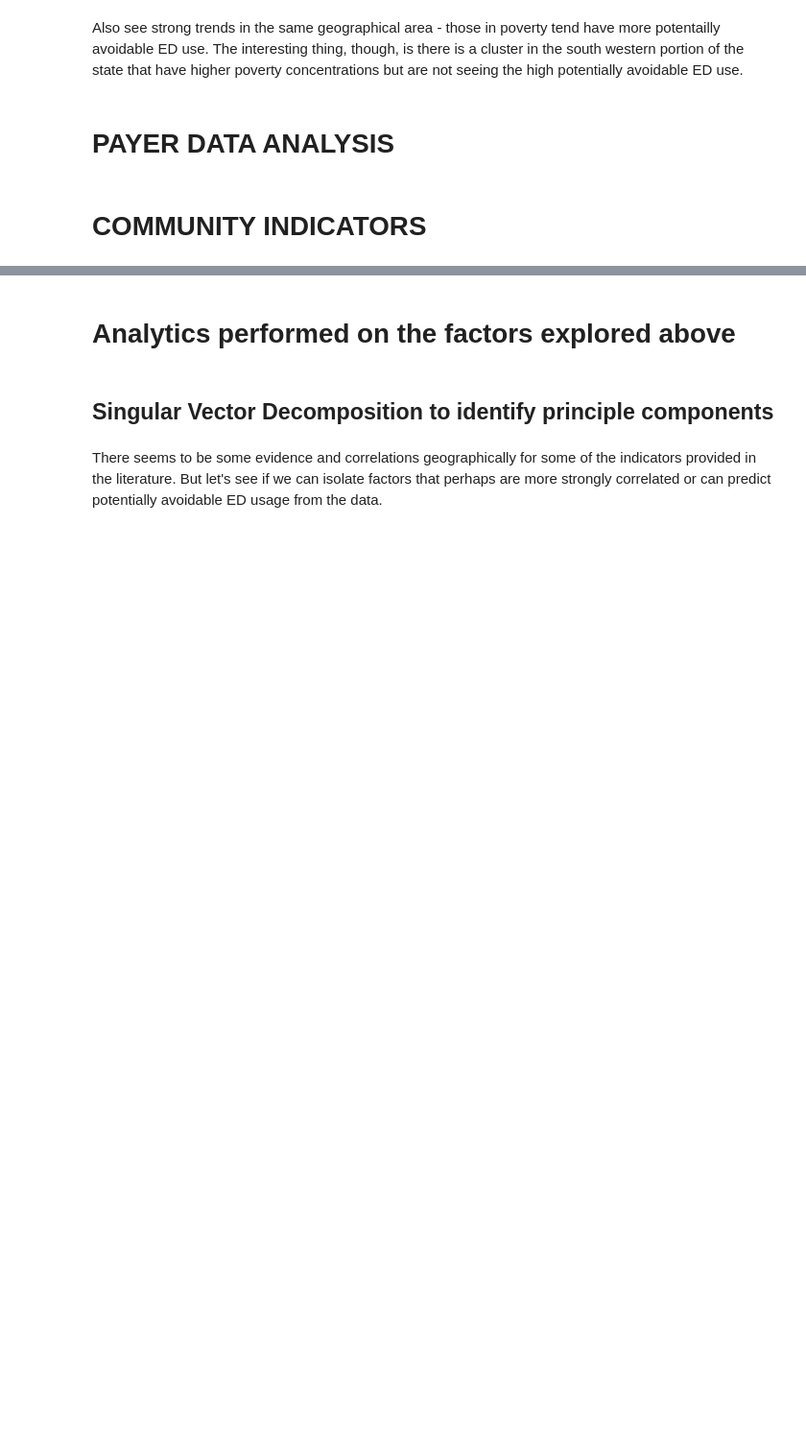
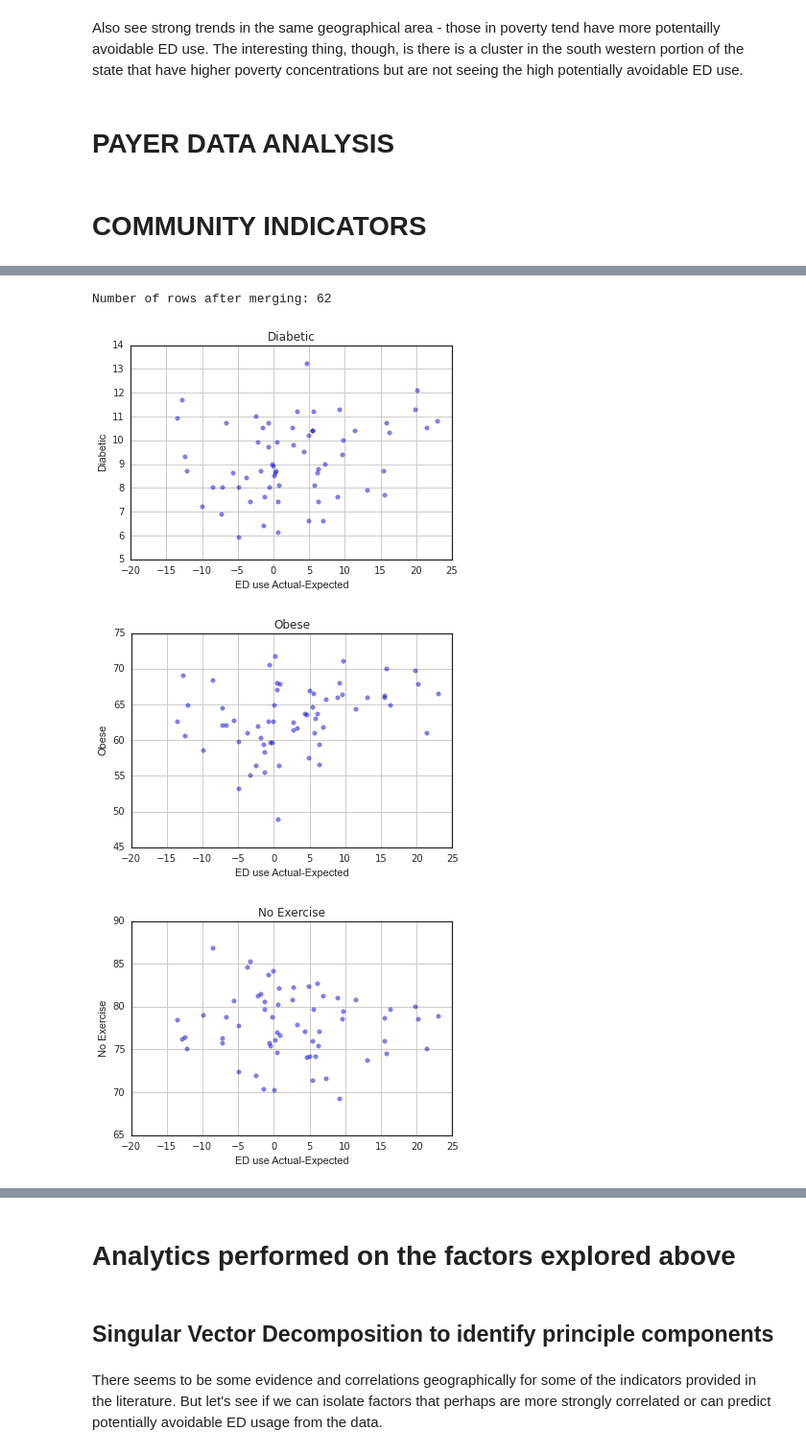
Before and after one commit to SumanthMeenan/CS109-1, a Jupyter notebook: CS109Project.ipynb, the cells around one changed output, grey strips where cells are left out. Shown: that part at 96% size. Saved outputs shown, nothing was run; the diff lists cells and outputs as text; code cells hidden in the pictures; blank space fills up the shorter version.

```diff
--- a/CS109Project.ipynb
+++ b/CS109Project.ipynb
@@ -853,0 +862,58 @@ Also see strong trends in the same geographical area - those in poverty tend hav
+# %%
+# subset data for our 4 indicators
+# go through each one manually to help name the columns effectively
+
+# diabetes diagnosed by physicians g29
+CommIndDiabObesity = CommInd[CommInd['Indicator Number'].isin(['g29','g74','g76','g77'])]
+#CommIndDiabObesity = CommInd[CommInd['Indicator Number']=='g29']
+
+# rename the "Percentage/Rate" variable to "Percent" for ease
+CommIndDiabObesity.rename(columns={'Percentage/Rate': 'Percent'}, inplace=True)
+
+# adjust the county names for merging
+# drop the state of new york line as a whole - not a true county
+CommIndDiabObesity = CommIndDiabObesity[CommIndDiabObesity['County Name'] != 'New York State']
+
+# one county has a period in it "St. Lawrence" - remove the period to merge correctly back to the PPV ED Use data sets
+CommIndDiabObesity = CommIndDiabObesity.replace("St. Lawrence", "St Lawrence")
+
+# pivot to make the indicators the columns
+CommIndPivot = CommIndDiabObesity.pivot(index='County Name', columns='Indicator Number', values='Percent')
+
+# convert to a pandas dataframe
+CommIndSummary = pd.DataFrame({"Diabetic":CommIndPivot['g29'],"Obese":CommIndPivot['g74'],"No Exercise":CommIndPivot['g76'],"Proper Fruit Diet":CommIndPivot['g77']})
+CommIndSummary = CommIndSummary.reset_index()
+
+# merge this to the indicator list - the physician list is from 2012 so do this to marry up with appropriate year
+CommInd2012 = pd.merge(Pov2012, CommIndSummary, how="inner", left_on="CountyName", right_on="County Name")
+
+# make sure still have 62 columns
+# want to ensure we still have 62 counties and nothing has dropped
+print "Number of rows after merging: %i" % CommInd2012.shape[0]
+
+# Do similar EDA graphs we saw.  Want to explore differences between educational levels
+
+# plot scatterplots
+df = CommInd2012
+
+# do a scatterplot of results agains ED use
+for col in ['Diabetic','Obese','No Exercise','Proper Fruit Diet']:
+    plt.scatter(df['Difference in Rates'], df[col], alpha=0.5)
+    plt.title(col)
+    plt.xlabel('ED use Actual-Expected')
+    plt.ylabel(col)
+    #plt.xlim(-20, 20)
+    #plt.ylim(0, .2)
+    plt.grid()
+    plt.show()
+
+# boxplot comparing the distribution of the groups by those counties overusing the ED and those that are not.
+for col in ['Diabetic','Obese','No Exercise','Proper Fruit Diet']:
+    df.boxplot(column=col, by='ED Opp', grid=False)
+    plt.ylabel(col)
+    #plt.ylim(0, 50)
+# %% [output]
+Number of rows after merging: 62
+[figure, added]
+[figure, added]
+[figure, added]
```
Also changed, not shown: parts of 51 cells of this notebook.
